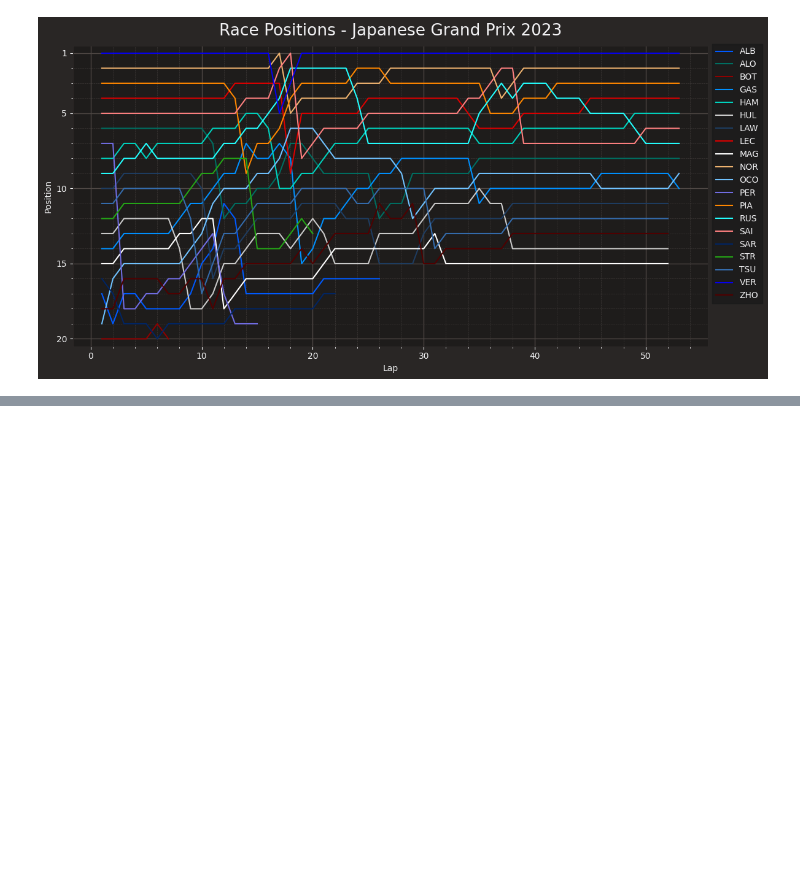
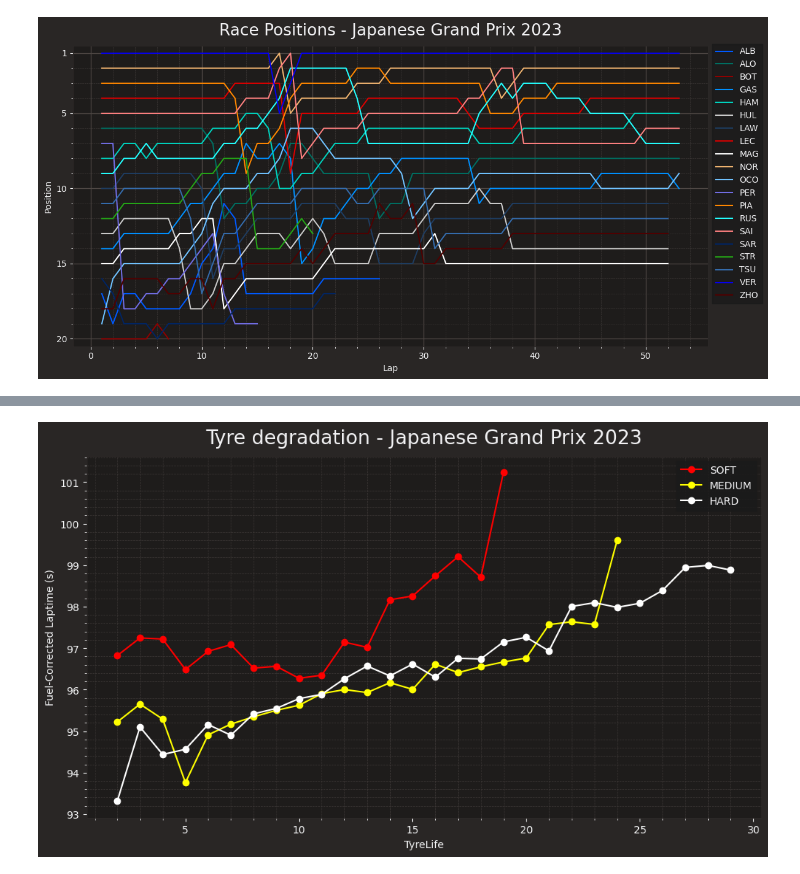
Before and after one commit to ThallesNonato1123/F1, a Jupyter notebook: GP Suzuka/race.ipynb, the cells around one changed output, grey strips where cells are left out. Cells and saved outputs as stored; diff of their text form; code cells hidden in the pictures; blank space fills up the shorter version.

```diff
--- a/GP Suzuka/race.ipynb
+++ b/GP Suzuka/race.ipynb
@@ -60,0 +66,4 @@ japanRace.position_changes()
+# %%
+japanRace.plot_tyre_degredation()
+# %% [output]
+[figure, added]
```
Also changed, not shown: parts of 5 cells of this notebook, 1 other file.
